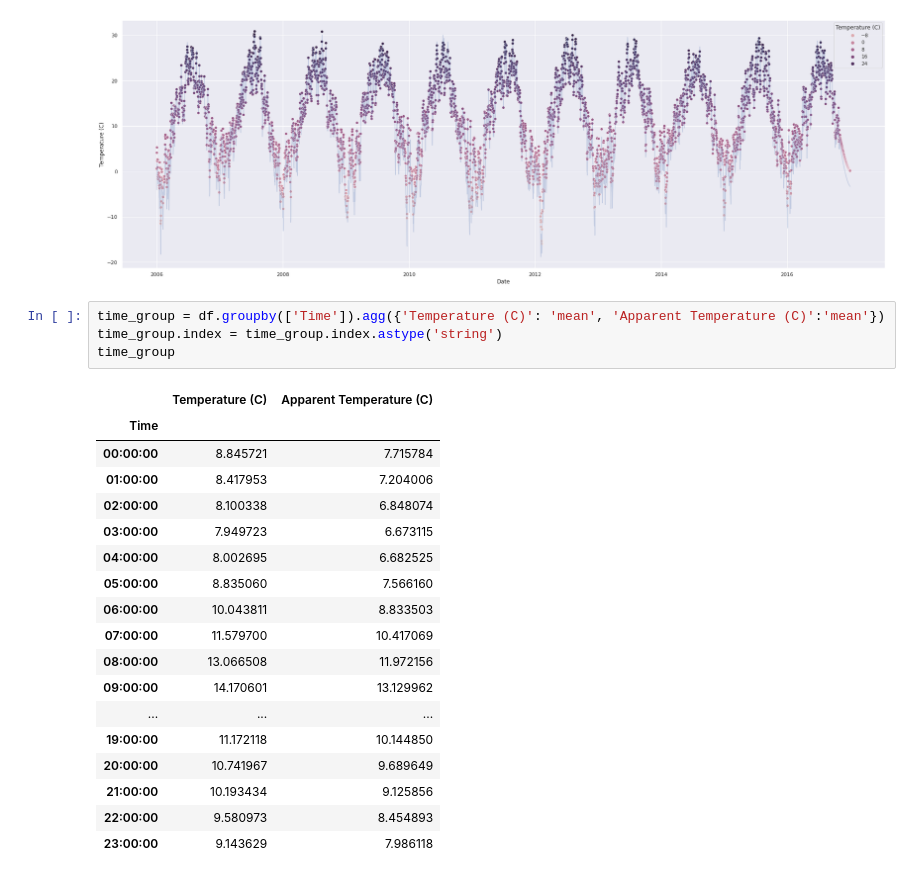
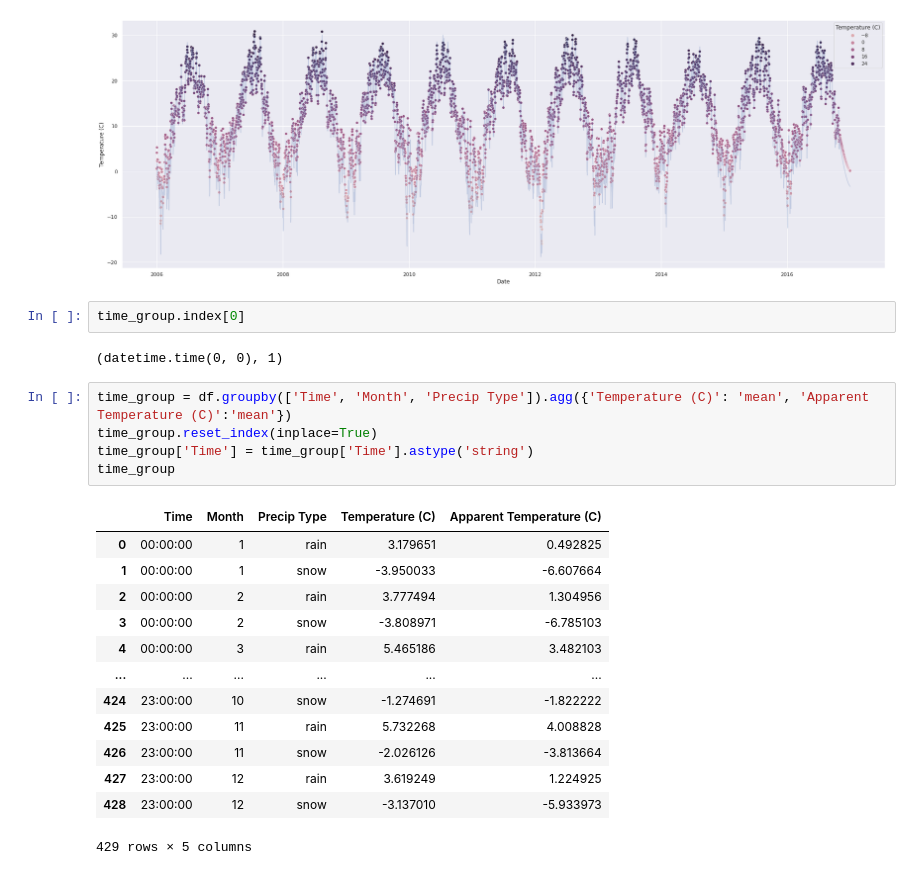
Before and after one commit to nandinib1999/Weather-in-Szeged-2006-2016, a Jupyter notebook: Weather_in_Szeged_2006_2016.ipynb, the cells around one changed output. Drawn from its saved outputs; the diff is of its cells as text.

```diff
--- a/Weather_in_Szeged_2006_2016.ipynb
+++ b/Weather_in_Szeged_2006_2016.ipynb
@@ -516,26 +516,26 @@ sns.scatterplot(x="Date", y='Temperature (C)', data=day_group, hue="Temperature
 # %% [output]
 <matplotlib.axes._subplots.AxesSubplot at 0x...>
 [figure]
+# %%
+time_group.index[0]
+# %% [output]
+(datetime.time(0, 0), 1)
 # %%
-time_group = df.groupby(['Time']).agg({'Temperature (C)': 'mean', 'Apparent Temperature (C)':'mean'})
-time_group.index = time_group.index.astype('string')
+time_group = df.groupby(['Time', 'Month', 'Precip Type']).agg({'Temperature (C)': 'mean', 'Apparent Temperature (C)':'mean'})
+time_group.reset_index(inplace=True)
+time_group['Time'] = time_group['Time'].astype('string')
 time_group
 # %% [output]
-|  | Temperature (C) | Apparent Temperature (C) |
-| Time |  |  |
-| 00:00:00 | 8.845721 | 7.715784 |
-| 01:00:00 | 8.417953 | 7.204006 |
-| 02:00:00 | 8.100338 | 6.848074 |
-| 03:00:00 | 7.949723 | 6.673115 |
-| 04:00:00 | 8.002695 | 6.682525 |
-| 05:00:00 | 8.835060 | 7.566160 |
-| 06:00:00 | 10.043811 | 8.833503 |
-| 07:00:00 | 11.579700 | 10.417069 |
-| 08:00:00 | 13.066508 | 11.972156 |
-| 09:00:00 | 14.170601 | 13.129962 |
-| ... | ... | ... |
-| 19:00:00 | 11.172118 | 10.144850 |
-| 20:00:00 | 10.741967 | 9.689649 |
-| 21:00:00 | 10.193434 | 9.125856 |
-| 22:00:00 | 9.580973 | 8.454893 |
-| 23:00:00 | 9.143629 | 7.986118 |
+|  | Time | Month | Precip Type | Temperature (C) | Apparent Temperature (C) |
+| 0 | 00:00:00 | 1 | rain | 3.179651 | 0.492825 |
+| 1 | 00:00:00 | 1 | snow | -3.950033 | -6.607664 |
+| 2 | 00:00:00 | 2 | rain | 3.777494 | 1.304956 |
+| 3 | 00:00:00 | 2 | snow | -3.808971 | -6.785103 |
+| 4 | 00:00:00 | 3 | rain | 5.465186 | 3.482103 |
+| ... | ... | ... | ... | ... | ... |
+| 424 | 23:00:00 | 10 | snow | -1.274691 | -1.822222 |
+| 425 | 23:00:00 | 11 | rain | 5.732268 | 4.008828 |
+| 426 | 23:00:00 | 11 | snow | -2.026126 | -3.813664 |
+| 427 | 23:00:00 | 12 | rain | 3.619249 | 1.224925 |
+| 428 | 23:00:00 | 12 | snow | -3.137010 | -5.933973 |
+429 rows × 5 columns
```
Also changed, not shown: parts of 4 cells of this notebook.
